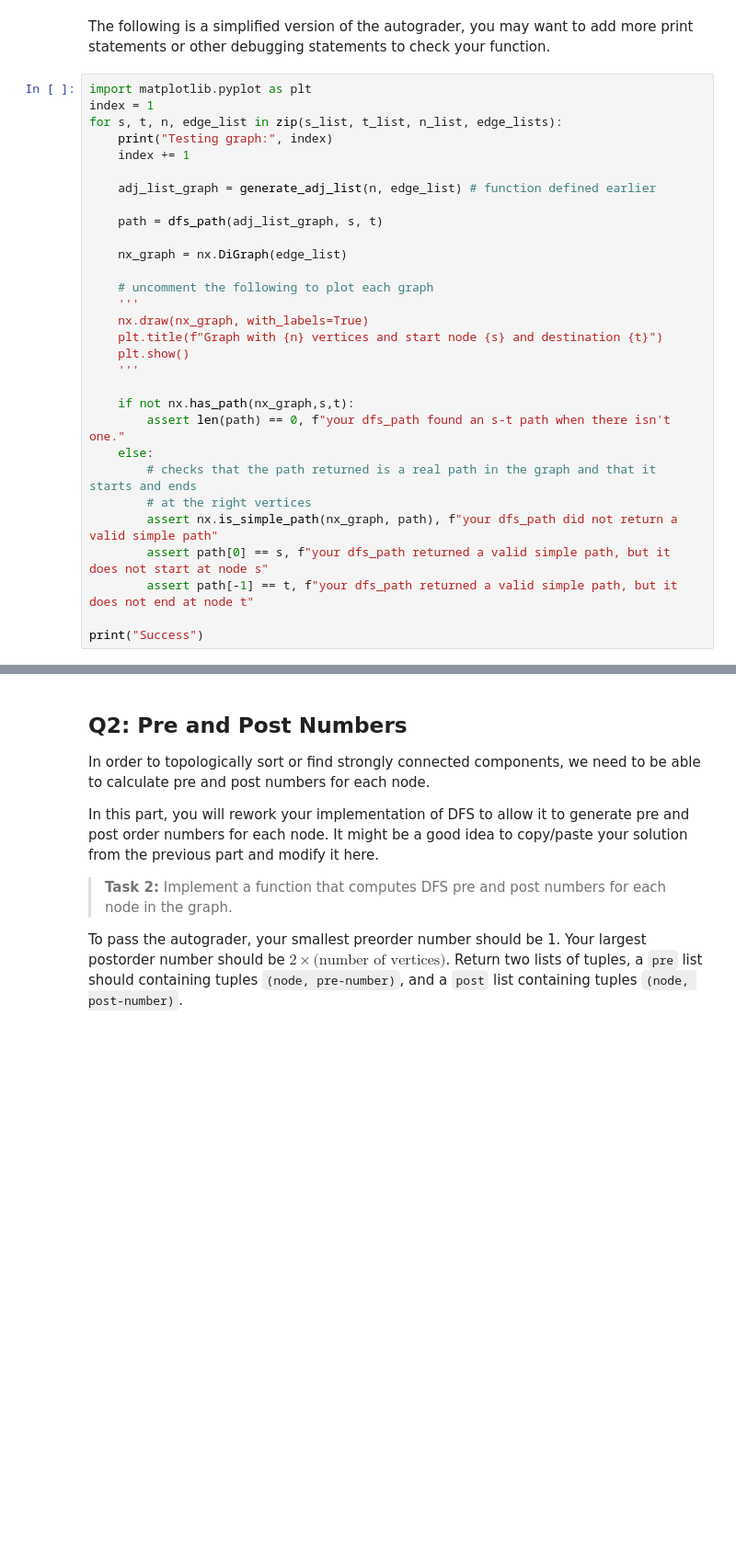
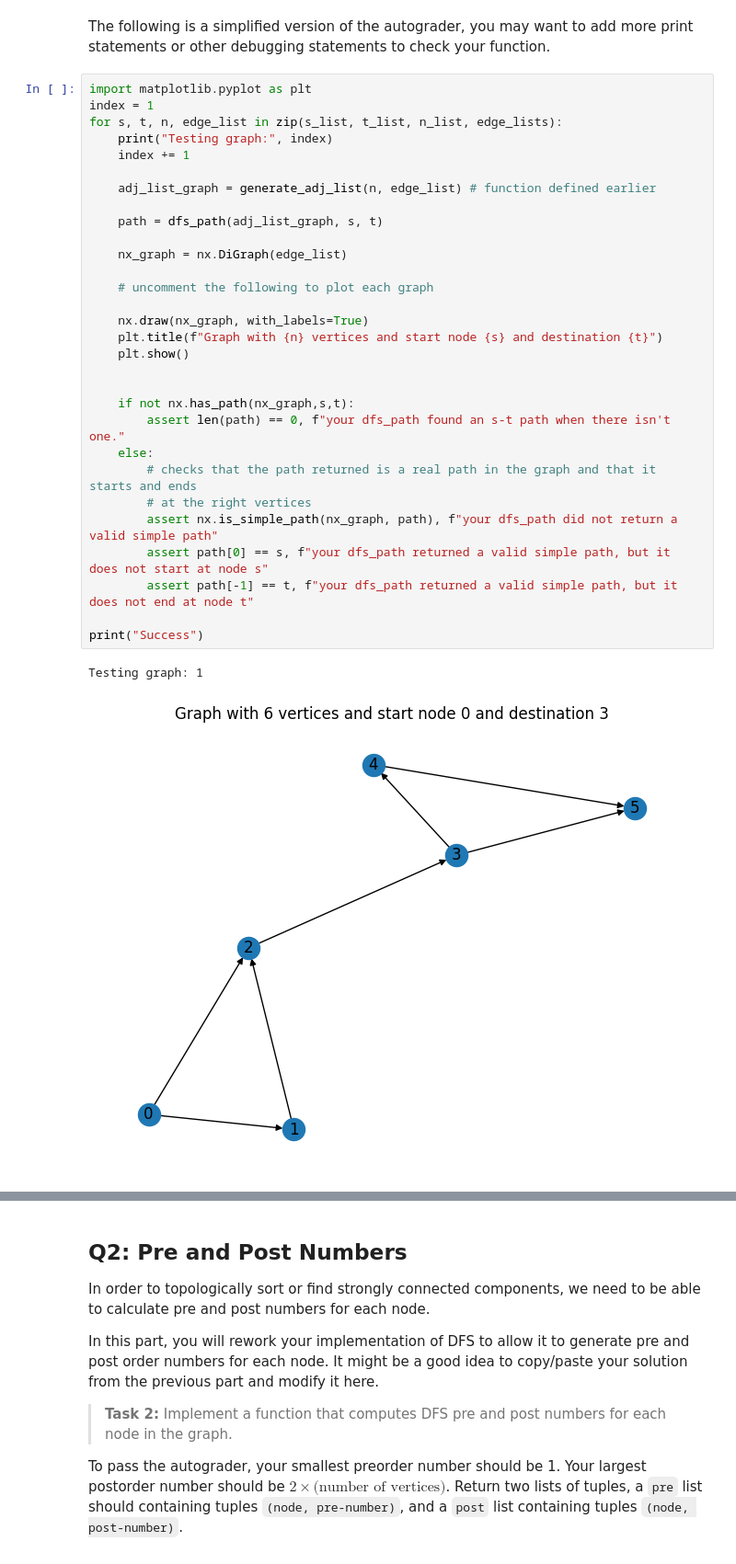
Before and after one commit to CheeseSilly/25-Sp170-Coding, a Jupyter notebook: hw3/dfs-edge-classification.ipynb, the cells around one changed output, grey strips where cells are left out. Shown: that part at 92% size. Saved outputs shown, nothing was run; the diff lists cells and outputs as text; blank space fills up the shorter version.

```diff
--- a/hw3/dfs-edge-classification.ipynb
+++ b/hw3/dfs-edge-classification.ipynb
@@ -160,30 +203,33 @@ The following is a simplified version of the autograder, you may want to add mor
 # %%
 import matplotlib.pyplot as plt
 index = 1
 for s, t, n, edge_list in zip(s_list, t_list, n_list, edge_lists):
     print("Testing graph:", index)
     index += 1
 
     adj_list_graph = generate_adj_list(n, edge_list) # function defined earlier
 
     path = dfs_path(adj_list_graph, s, t)
 
     nx_graph = nx.DiGraph(edge_list)
 
     # uncomment the following to plot each graph
-    '''
+
     nx.draw(nx_graph, with_labels=True)
     plt.title(f"Graph with {n} vertices and start node {s} and destination {t}")
     plt.show()
-    '''
+
 
     if not nx.has_path(nx_graph,s,t):
         assert len(path) == 0, f"your dfs_path found an s-t path when there isn't one."
     else:
         # checks that the path returned is a real path in the graph and that it starts and ends
         # at the right vertices
         assert nx.is_simple_path(nx_graph, path), f"your dfs_path did not return a valid simple path"
         assert path[0] == s, f"your dfs_path returned a valid simple path, but it does not start at node s"
         assert path[-1] == t, f"your dfs_path returned a valid simple path, but it does not end at node t"
 
 print("Success")
+# %% [output]
+Testing graph: 1
+[figure, added]
```
Also changed, not shown: parts of 3 cells of this notebook, 1 other file.
